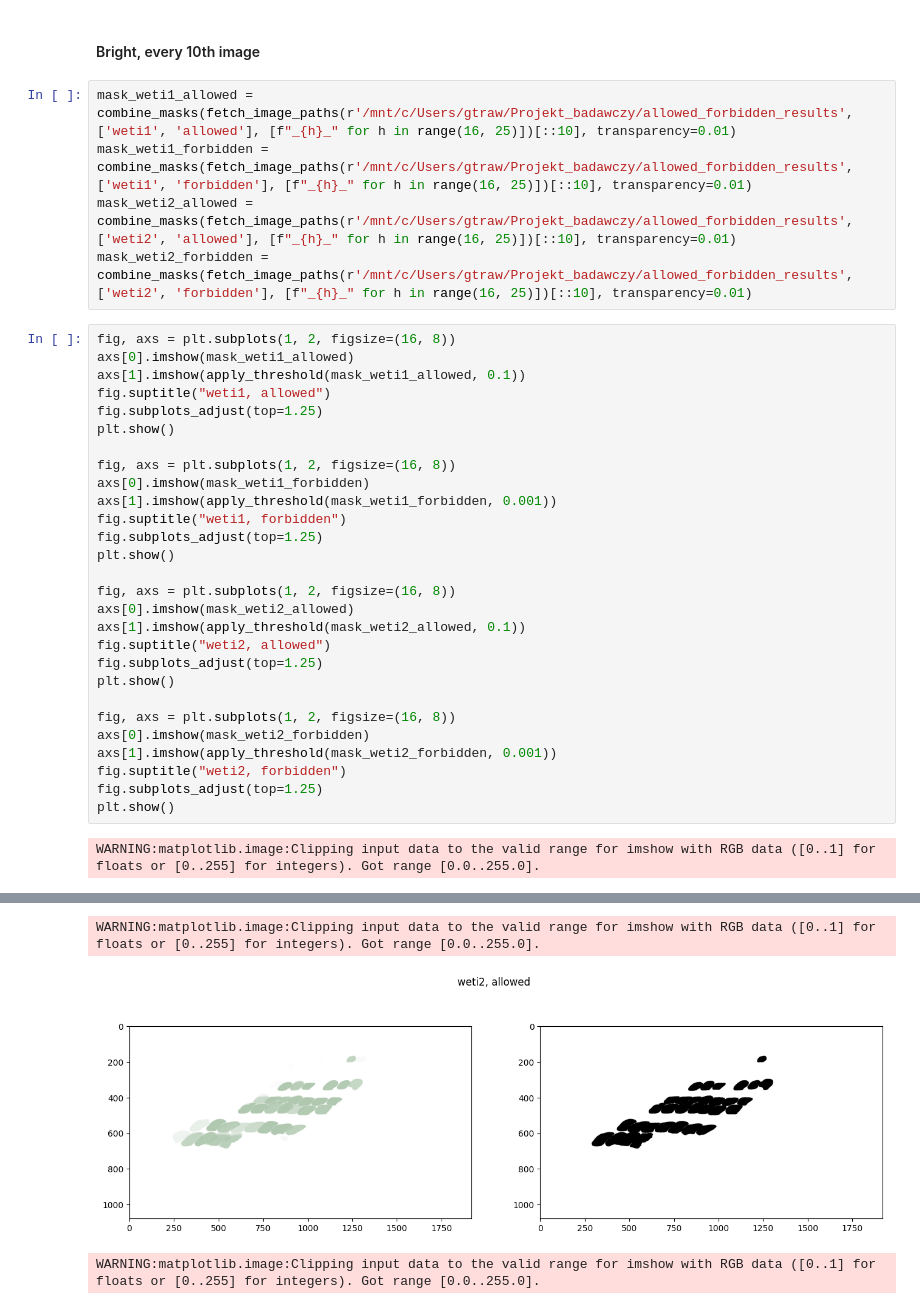
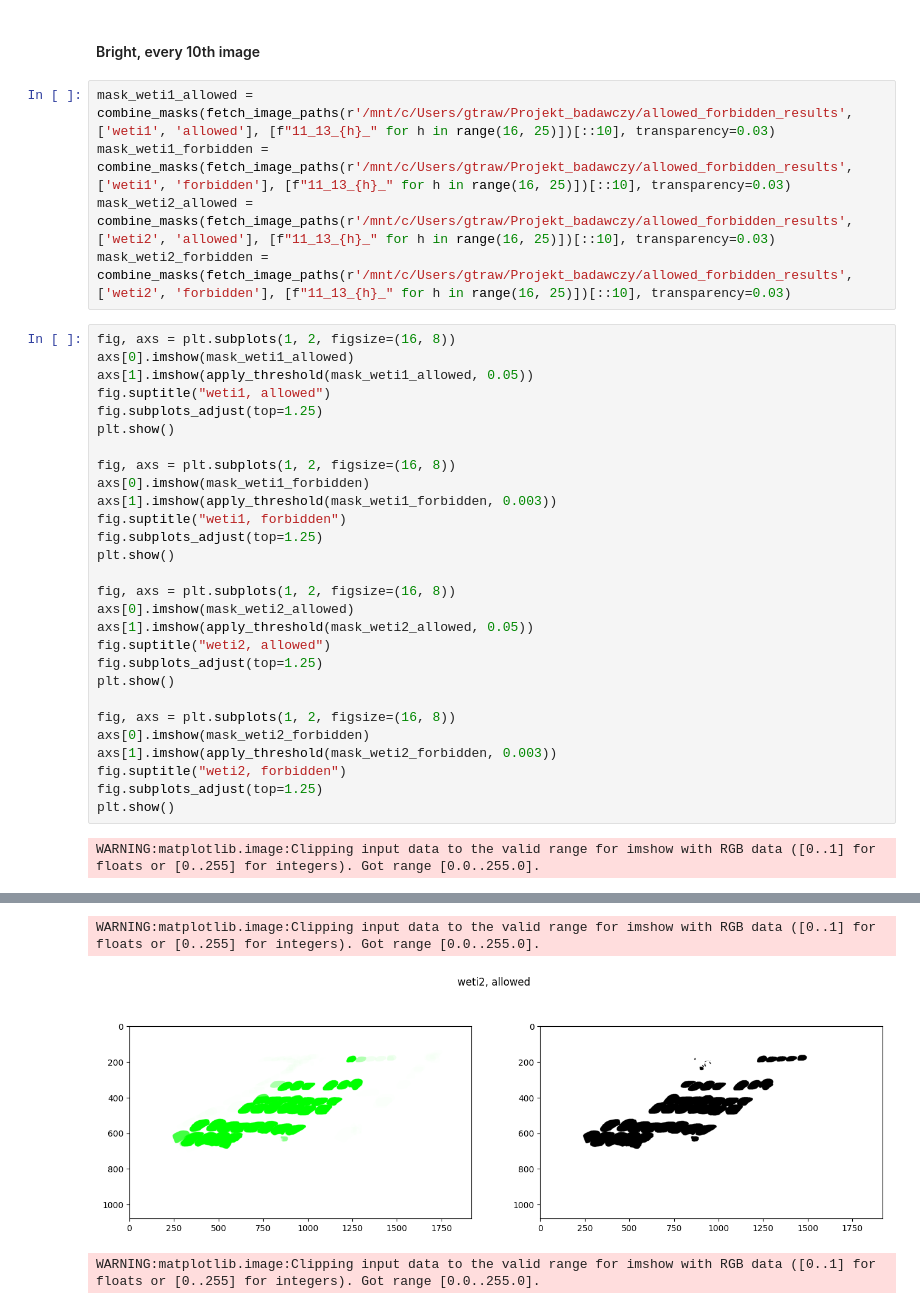
Before and after one commit to Trawirr/ParkingApp, a Jupyter notebook: image_processing/allowed_forbidden_areas.ipynb, the cells around one changed output, grey strips where cells are left out. Cells and saved outputs as stored; diff of their text form.

Commit message:
allowed/forbidden update

```diff
--- a/image_processing/allowed_forbidden_areas.ipynb
+++ b/image_processing/allowed_forbidden_areas.ipynb
@@ -364,35 +364,35 @@ WARNING:matplotlib.image:Clipping input data to the valid range for imshow with
 # %% [markdown]
 #### Bright, every 10th image
 # %%
-mask_weti1_allowed = combine_masks(fetch_image_paths(r'/mnt/c/Users/gtraw/Projekt_badawczy/allowed_forbidden_results', ['weti1', 'allowed'], [f"_{h}_" for h in range(16, 25)])[::10], transparency=0.01)
-mask_weti1_forbidden = combine_masks(fetch_image_paths(r'/mnt/c/Users/gtraw/Projekt_badawczy/allowed_forbidden_results', ['weti1', 'forbidden'], [f"_{h}_" for h in range(16, 25)])[::10], transparency=0.01)
-mask_weti2_allowed = combine_masks(fetch_image_paths(r'/mnt/c/Users/gtraw/Projekt_badawczy/allowed_forbidden_results', ['weti2', 'allowed'], [f"_{h}_" for h in range(16, 25)])[::10], transparency=0.01)
-mask_weti2_forbidden = combine_masks(fetch_image_paths(r'/mnt/c/Users/gtraw/Projekt_badawczy/allowed_forbidden_results', ['weti2', 'forbidden'], [f"_{h}_" for h in range(16, 25)])[::10], transparency=0.01)
+mask_weti1_allowed = combine_masks(fetch_image_paths(r'/mnt/c/Users/gtraw/Projekt_badawczy/allowed_forbidden_results', ['weti1', 'allowed'], [f"11_13_{h}_" for h in range(16, 25)])[::10], transparency=0.03)
+mask_weti1_forbidden = combine_masks(fetch_image_paths(r'/mnt/c/Users/gtraw/Projekt_badawczy/allowed_forbidden_results', ['weti1', 'forbidden'], [f"11_13_{h}_" for h in range(16, 25)])[::10], transparency=0.03)
+mask_weti2_allowed = combine_masks(fetch_image_paths(r'/mnt/c/Users/gtraw/Projekt_badawczy/allowed_forbidden_results', ['weti2', 'allowed'], [f"11_13_{h}_" for h in range(16, 25)])[::10], transparency=0.03)
+mask_weti2_forbidden = combine_masks(fetch_image_paths(r'/mnt/c/Users/gtraw/Projekt_badawczy/allowed_forbidden_results', ['weti2', 'forbidden'], [f"11_13_{h}_" for h in range(16, 25)])[::10], transparency=0.03)
 # %%
 fig, axs = plt.subplots(1, 2, figsize=(16, 8))
 axs[0].imshow(mask_weti1_allowed)
-axs[1].imshow(apply_threshold(mask_weti1_allowed, 0.1))
+axs[1].imshow(apply_threshold(mask_weti1_allowed, 0.05))
 fig.suptitle("weti1, allowed")
 fig.subplots_adjust(top=1.25)
 plt.show()
 
 fig, axs = plt.subplots(1, 2, figsize=(16, 8))
 axs[0].imshow(mask_weti1_forbidden)
-axs[1].imshow(apply_threshold(mask_weti1_forbidden, 0.001))
+axs[1].imshow(apply_threshold(mask_weti1_forbidden, 0.003))
 fig.suptitle("weti1, forbidden")
 fig.subplots_adjust(top=1.25)
 plt.show()
 
 fig, axs = plt.subplots(1, 2, figsize=(16, 8))
 axs[0].imshow(mask_weti2_allowed)
-axs[1].imshow(apply_threshold(mask_weti2_allowed, 0.1))
+axs[1].imshow(apply_threshold(mask_weti2_allowed, 0.05))
 fig.suptitle("weti2, allowed")
 fig.subplots_adjust(top=1.25)
 plt.show()
 
 fig, axs = plt.subplots(1, 2, figsize=(16, 8))
 axs[0].imshow(mask_weti2_forbidden)
-axs[1].imshow(apply_threshold(mask_weti2_forbidden, 0.001))
+axs[1].imshow(apply_threshold(mask_weti2_forbidden, 0.003))
 fig.suptitle("weti2, forbidden")
 fig.subplots_adjust(top=1.25)
 plt.show()
@@ -404,3 +404,3 @@ WARNING:matplotlib.image:Clipping input data to the valid range for imshow with
 WARNING:matplotlib.image:Clipping input data to the valid range for imshow with RGB data ([0..1] for floats or [0..255] for integers). Got range [0.0..255.0].
-[figure, old version]
+[figure, new version]
 WARNING:matplotlib.image:Clipping input data to the valid range for imshow with RGB data ([0..1] for floats or [0..255] for integers). Got range [0.0..255.0].
```
Also changed, not shown: parts of 7 cells of this notebook.
